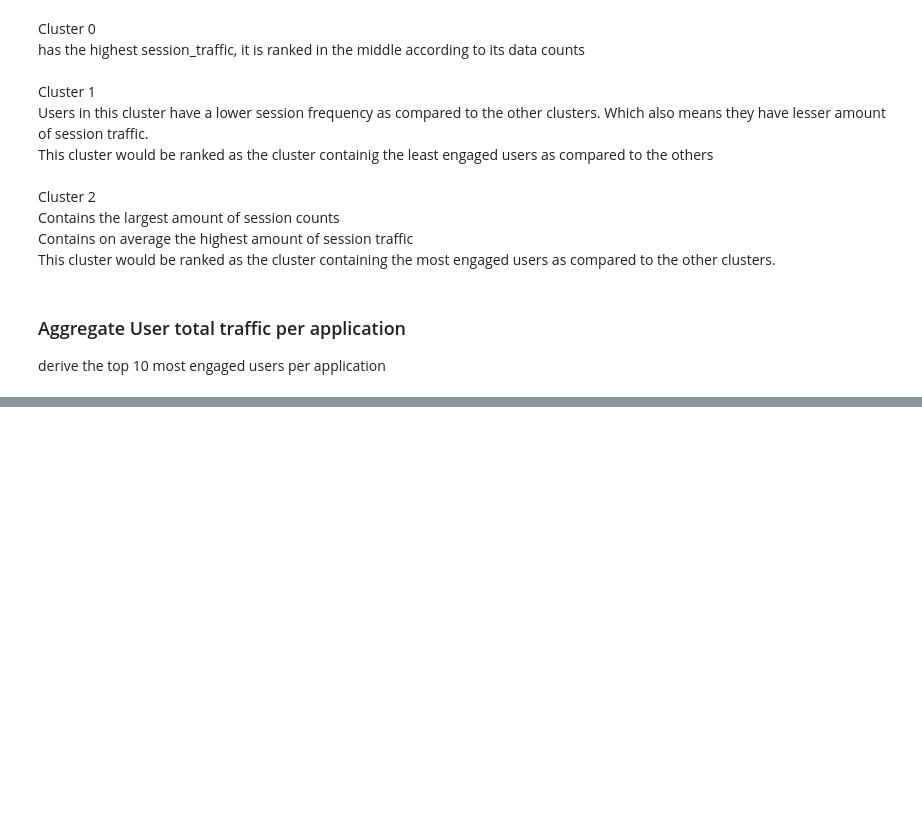
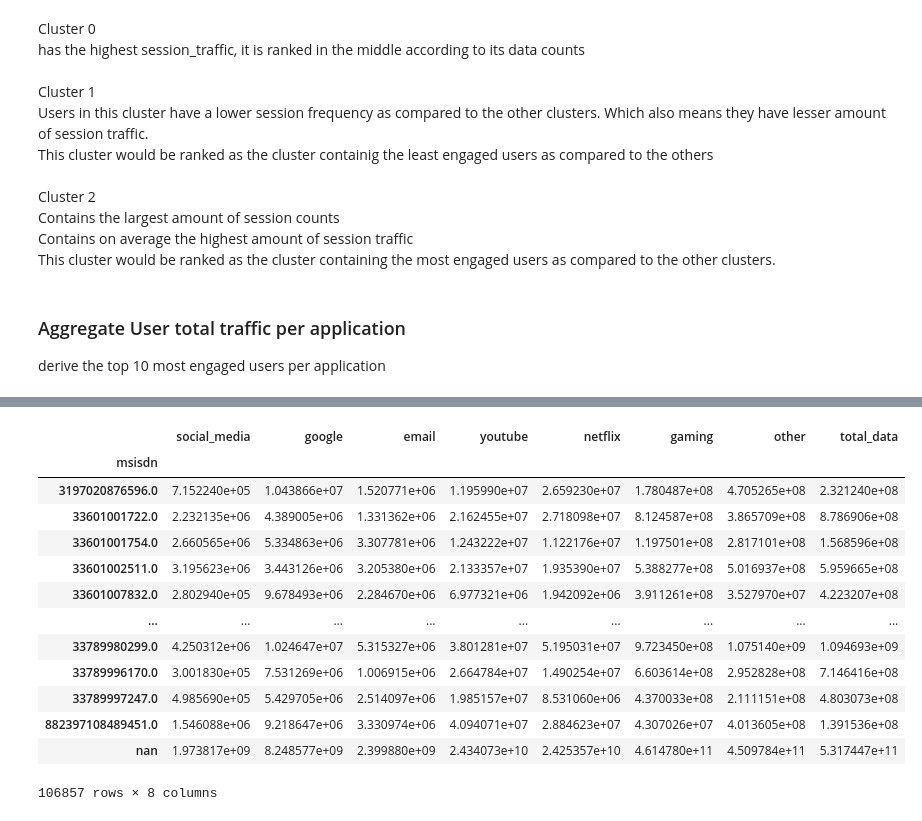
Before and after one commit to Nathnael12/Telecom_data_analysis, a Jupyter notebook: notebooks/UserEngagementAnalysis.ipynb, the cells around one changed output, grey strips where cells are left out. Cells and saved outputs as stored; diff of their text form; code cells hidden in the pictures; blank space fills up the shorter version.

```diff
--- a/notebooks/UserEngagementAnalysis.ipynb
+++ b/notebooks/UserEngagementAnalysis.ipynb
@@ -385,0 +443,17 @@ derive the top 10 most engaged users per application
+# %%
+users_app_engagement_rank
+# %% [output]
+|  | social_media | google | email | youtube | netflix | gaming | other | total_data |
+| msisdn |  |  |  |  |  |  |  |  |
+| 3197020876596.0 | 7.152240e+05 | 1.043866e+07 | 1.520771e+06 | 1.195990e+07 | 2.659230e+07 | 1.780487e+08 | 4.705265e+08 | 2.321240e+08 |
+| 33601001722.0 | 2.232135e+06 | 4.389005e+06 | 1.331362e+06 | 2.162455e+07 | 2.718098e+07 | 8.124587e+08 | 3.865709e+08 | 8.786906e+08 |
+| 33601001754.0 | 2.660565e+06 | 5.334863e+06 | 3.307781e+06 | 1.243222e+07 | 1.122176e+07 | 1.197501e+08 | 2.817101e+08 | 1.568596e+08 |
+| 33601002511.0 | 3.195623e+06 | 3.443126e+06 | 3.205380e+06 | 2.133357e+07 | 1.935390e+07 | 5.388277e+08 | 5.016937e+08 | 5.959665e+08 |
+| 33601007832.0 | 2.802940e+05 | 9.678493e+06 | 2.284670e+06 | 6.977321e+06 | 1.942092e+06 | 3.911261e+08 | 3.527970e+07 | 4.223207e+08 |
+| ... | ... | ... | ... | ... | ... | ... | ... | ... |
+| 33789980299.0 | 4.250312e+06 | 1.024647e+07 | 5.315327e+06 | 3.801281e+07 | 5.195031e+07 | 9.723450e+08 | 1.075140e+09 | 1.094693e+09 |
+| 33789996170.0 | 3.001830e+05 | 7.531269e+06 | 1.006915e+06 | 2.664784e+07 | 1.490254e+07 | 6.603614e+08 | 2.952828e+08 | 7.146416e+08 |
+| 33789997247.0 | 4.985690e+05 | 5.429705e+06 | 2.514097e+06 | 1.985157e+07 | 8.531060e+06 | 4.370033e+08 | 2.111151e+08 | 4.803073e+08 |
+| 882397108489451.0 | 1.546088e+06 | 9.218647e+06 | 3.330974e+06 | 4.094071e+07 | 2.884623e+07 | 4.307026e+07 | 4.013605e+08 | 1.391536e+08 |
+| nan | 1.973817e+09 | 8.248577e+09 | 2.399880e+09 | 2.434073e+10 | 2.425357e+10 | 4.614780e+11 | 4.509784e+11 | 5.317447e+11 |
+106857 rows × 8 columns
```
Also changed, not shown: parts of 9 cells of this notebook.
